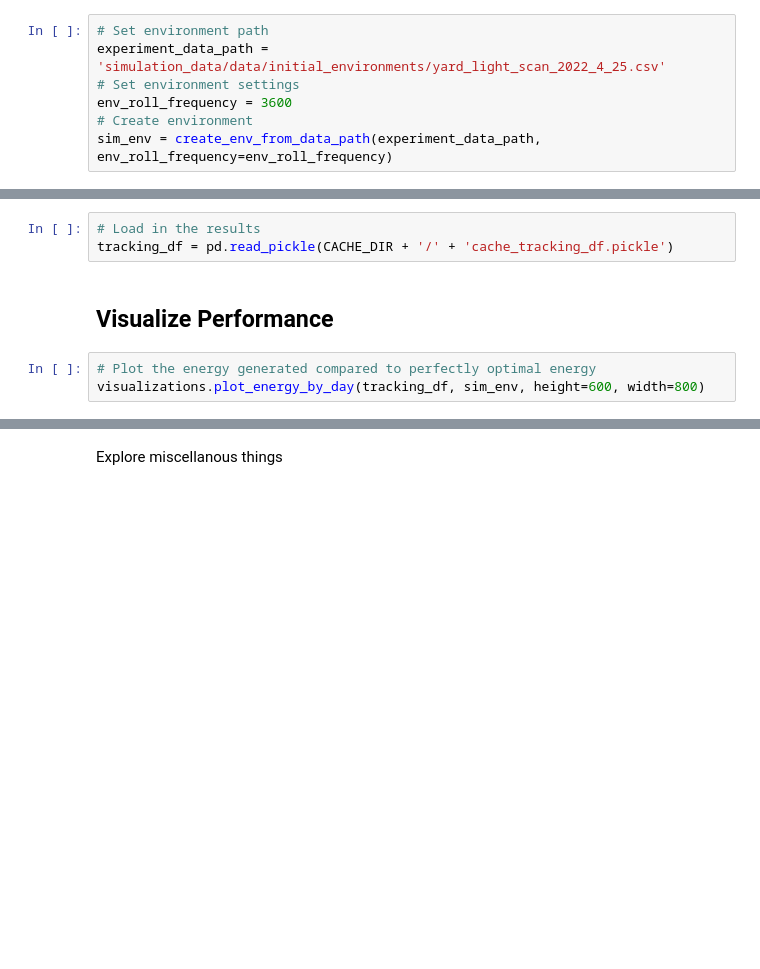
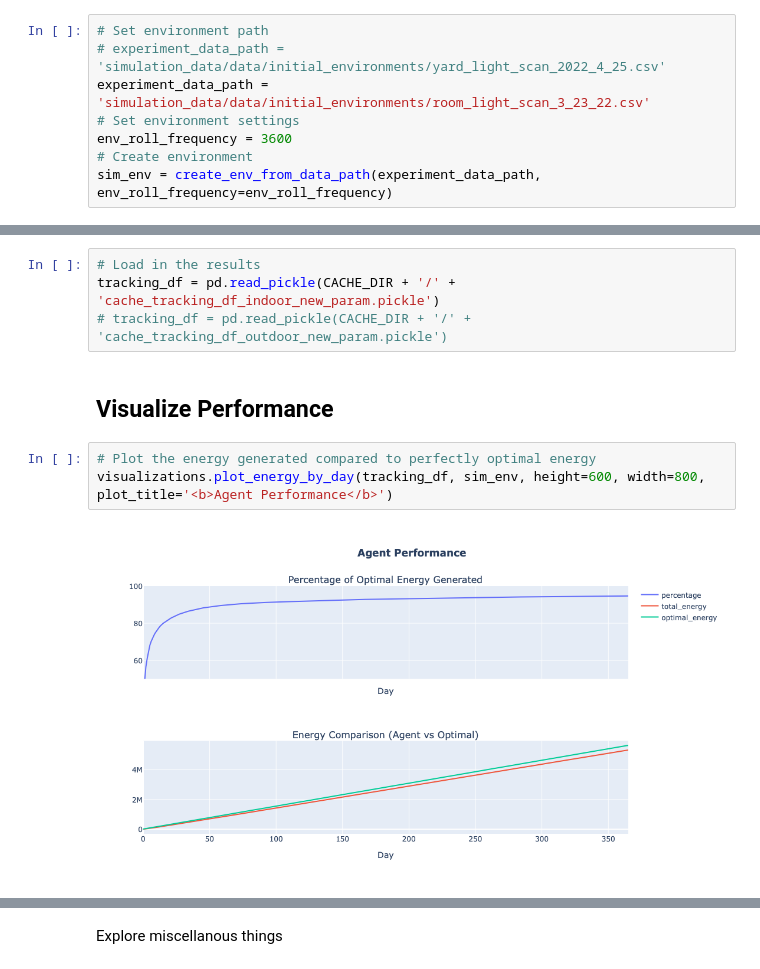
Before and after one commit to jogrady23/rl-solar, a Jupyter notebook: rl_agent/run_simulation.ipynb, the cells around one changed output, grey strips where cells are left out. Drawn from its saved outputs; the diff is of its cells as text; blank space fills up the shorter version.

Commit message:
separated one-off simulation notebook from hyperparam study notebook

```diff
--- a/rl_agent/run_simulation.ipynb
+++ b/rl_agent/run_simulation.ipynb
@@ -53,7 +53,8 @@ def create_env_from_data_path(path, env_roll_frequency):
 ### Env set up for experiment
 # %%
 # Set environment path
-experiment_data_path = 'simulation_data/data/initial_environments/yard_light_scan_2022_4_25.csv'
+# experiment_data_path = 'simulation_data/data/initial_environments/yard_light_scan_2022_4_25.csv'
+experiment_data_path = 'simulation_data/data/initial_environments/room_light_scan_3_23_22.csv'
 # Set environment settings
 env_roll_frequency = 3600
 # Create environment
@@ -83,10 +86,13 @@ tracking_df.to_pickle(CACHE_DIR + '/' + 'cache_tracking_df_movement_penalty.pick
 # %%
 # Load in the results
-tracking_df = pd.read_pickle(CACHE_DIR + '/' + 'cache_tracking_df.pickle')
+tracking_df = pd.read_pickle(CACHE_DIR + '/' + 'cache_tracking_df_indoor_new_param.pickle')
+# tracking_df = pd.read_pickle(CACHE_DIR + '/' + 'cache_tracking_df_outdoor_new_param.pickle')
 # %% [markdown]
 ## Visualize Performance
 # %%
 # Plot the energy generated compared to perfectly optimal energy
-visualizations.plot_energy_by_day(tracking_df, sim_env, height=600, width=800)
+visualizations.plot_energy_by_day(tracking_df, sim_env, height=600, width=800, plot_title='<b>Agent Performance</b>')
+# %% [output]
+[figure, added]
 # %%
 # Plot the agents rolling power and delta values
```
Also changed, not shown: parts of 4 cells of this notebook, 1 other file.
